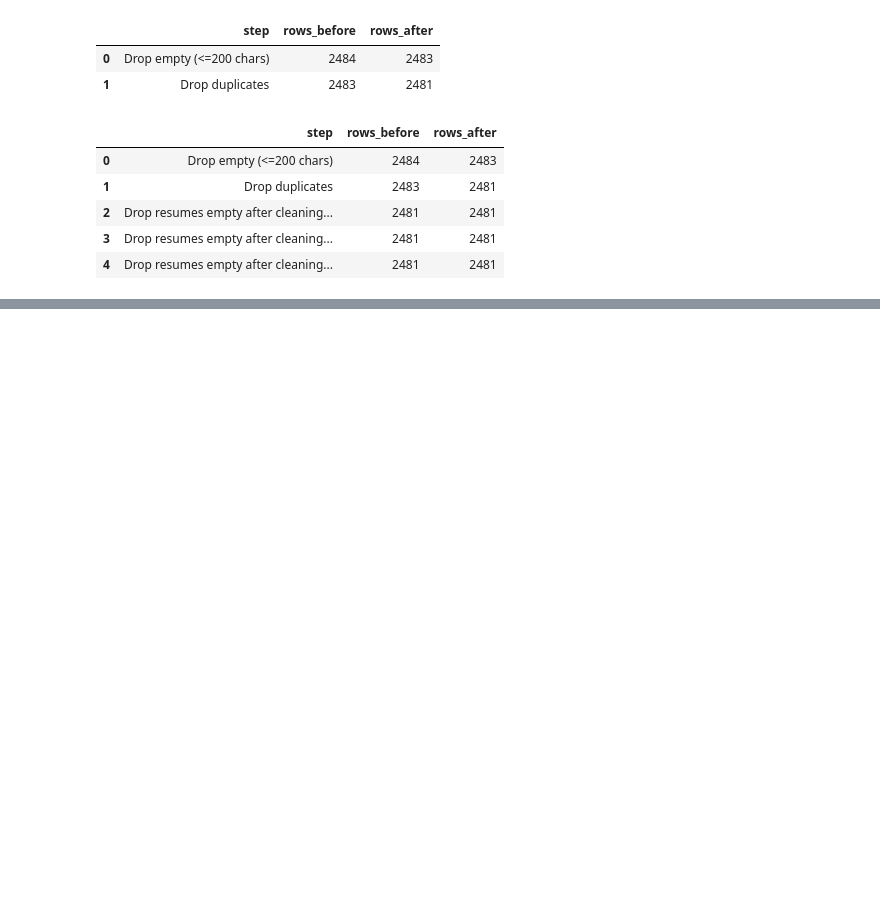
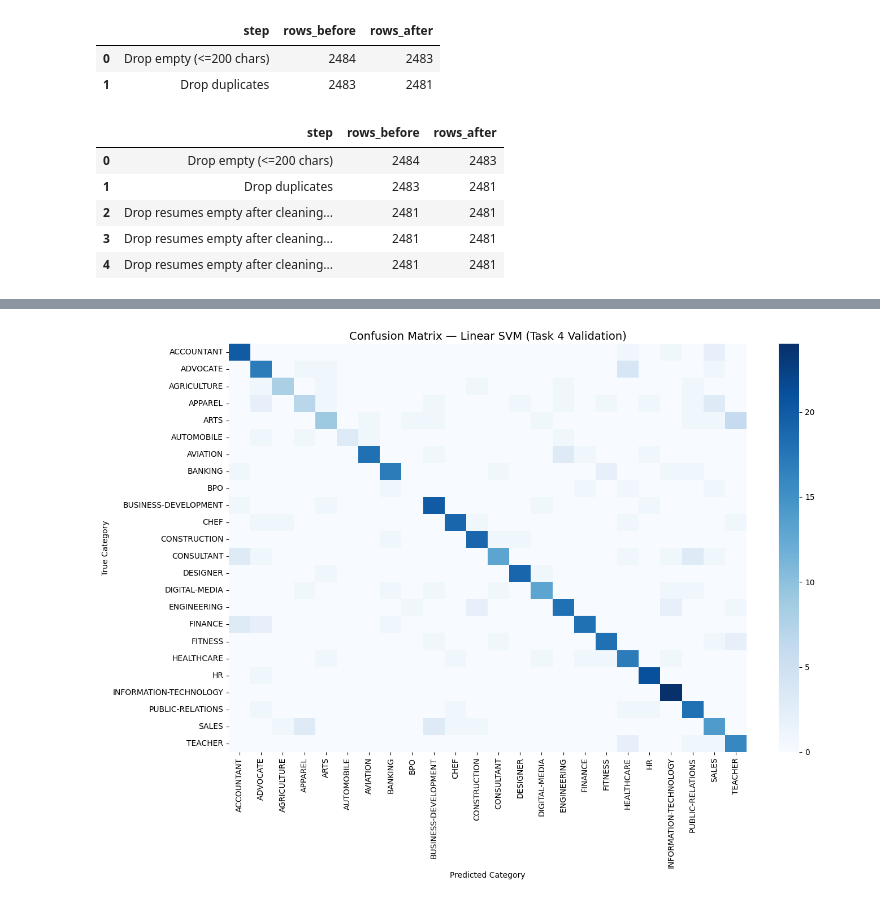
Before and after one commit to Najma-1437/SemProject_MLEngine, a Jupyter notebook: LogisticRegression_Base.ipynb, the cells around one changed output, grey strips where cells are left out. Drawn from its saved outputs; the diff is of its cells as text; code cells hidden in the pictures; blank space fills up the shorter version.

Commit message:
Base modelling

```diff
--- a/LogisticRegression_Base.ipynb
+++ b/LogisticRegression_Base.ipynb
@@ -143,0 +187,28 @@ pd.DataFrame(log)
+# %%
+# 1. Feature & Target Selection
+X = df['Resume_str']
+y = df['Category']
+
+# 2. Stratified Train-Test Split (80/20)
+X_train, X_test, y_train, y_test = train_test_split(
+    X, y, test_size=0.20, random_state=42, stratify=y
+)
+
+# 3. TF-IDF Vectorization
+tfidf = TfidfVectorizer(max_features=5000, stop_words='english', ngram_range=(1, 2))
+X_train_tfidf = tfidf.fit_transform(X_train)
+X_test_tfidf = tfidf.transform(X_test)
+
+# 4. Base Model Definition (Logistic Regression with Regularization)
+base_model = LogisticRegression(C=1.0, max_iter=1000, random_state=42)
+
+# 5. 5-Fold Stratified Cross-Validation Verification
+cv_scores = cross_val_score(base_model, X_train_tfidf, y_train, cv=5, scoring='f1_weighted')
+print(f"Base Model 5-Fold CV Weighted F1-Score: {cv_scores.mean():.4f} (+/- {cv_scores.std():.4f})")
+
+# 6. Fit Base Model & Evaluate on Held-Out Test Set
+base_model.fit(X_train_tfidf, y_train)
+y_pred_base = base_model.predict(X_test_tfidf)
+
+print("\n--- Base Model (Logistic Regression) Test Performance ---")
+print(classification_report(y_test, y_pred_base))
@@ -143,0 +273,18 @@ pd.DataFrame(log)
+# %%
+# Plot Confusion Matrix for the Best Performing Model (Linear SVM / Base Model)
+best_model = LinearSVC(C=1.0, random_state=42)
+best_model.fit(X_train_tfidf, y_train)
+y_pred_best = best_model.predict(X_test_tfidf)
+
+plt.figure(figsize=(14, 10))
+cm = confusion_matrix(y_test, y_pred_best, labels=best_model.classes_)
+sns.heatmap(cm, annot=False, cmap='Blues', xticklabels=best_model.classes_, yticklabels=best_model.classes_)
+plt.title('Confusion Matrix — Linear SVM (Task 4 Validation)', fontsize=14)
+plt.xlabel('Predicted Category')
+plt.ylabel('True Category')
+plt.xticks(rotation=90)
+plt.yticks(rotation=0)
+plt.tight_layout()
+plt.show()
+# %% [output]
+[figure, added]
```
Also changed, not shown: parts of 4 cells of this notebook, 2 other files.
